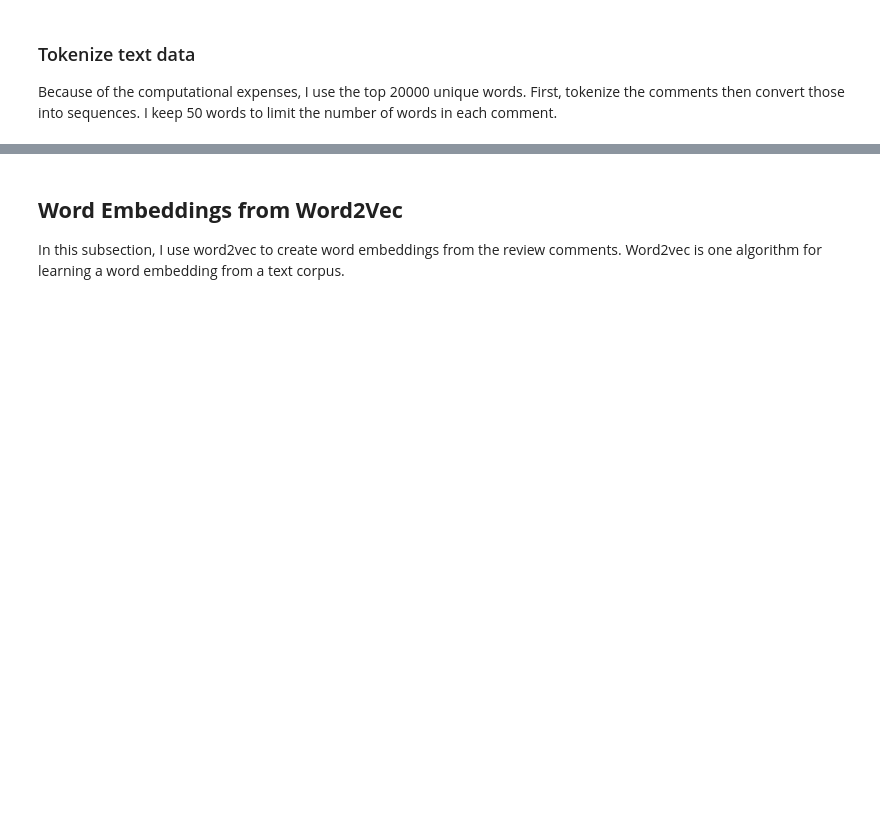
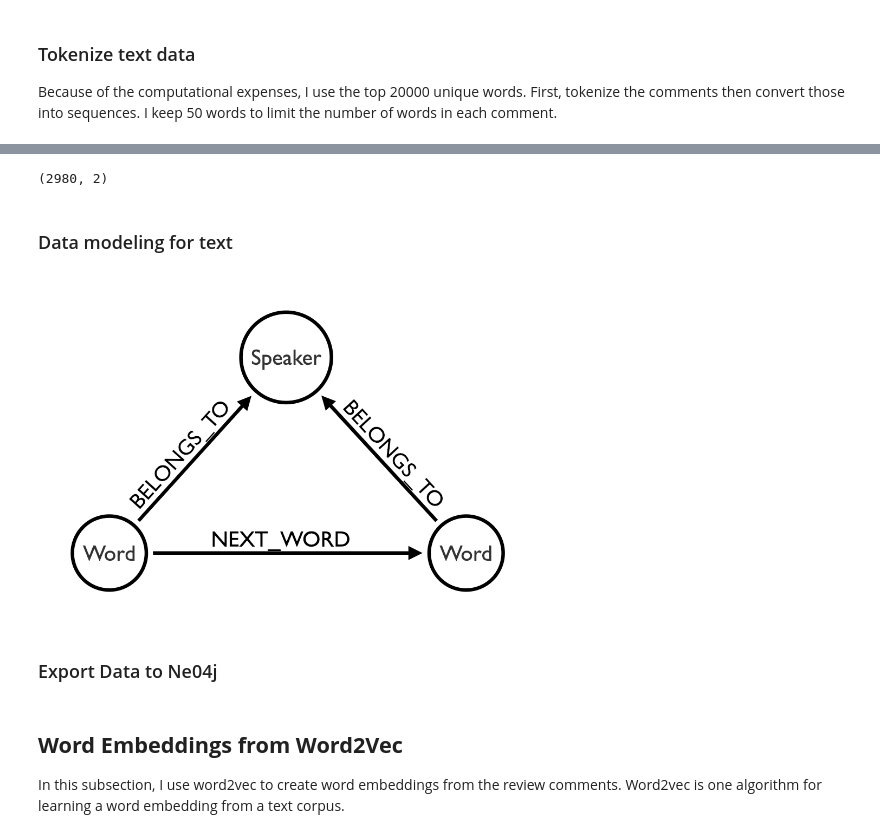
Before and after one commit to msahamed/text_network_analysis, a Jupyter notebook: graph_analysis.ipynb, the cells around one changed output, grey strips where cells are left out. Drawn from its saved outputs; the diff is of its cells as text; code cells hidden in the pictures; blank space fills up the shorter version.

```diff
--- a/graph_analysis.ipynb
+++ b/graph_analysis.ipynb
@@ -359,0 +185,6 @@ plot_words(glove_tsne_embds, 0, 2000, 1)
+# %%
+df_text.shape
+# %% [output]
+(2980, 2)
+# %% [markdown]
+### Data modeling for text
@@ -360,3 +203,11 @@ plot_words(glove_tsne_embds, 0, 2000, 1)
+# %%
+from IPython.display import Image
+from IPython.core.display import HTML
+Image(filename= "./images/text_model_for_neo4j.png", width = 500, height=300)
+# %% [output]
+[figure, added]
+# %% [markdown]
+### Export Data to Ne04j
 # %% [markdown]
 ## <b>Word Embeddings from Word2Vec<b>
 
```
Also changed, not shown: parts of 48 cells of this notebook, 1 other file.
